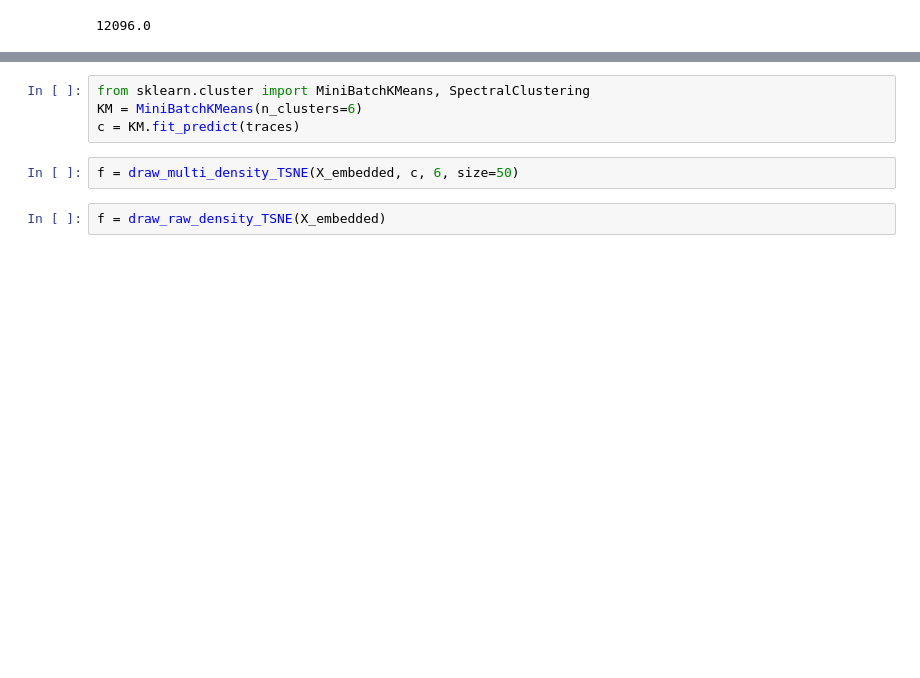
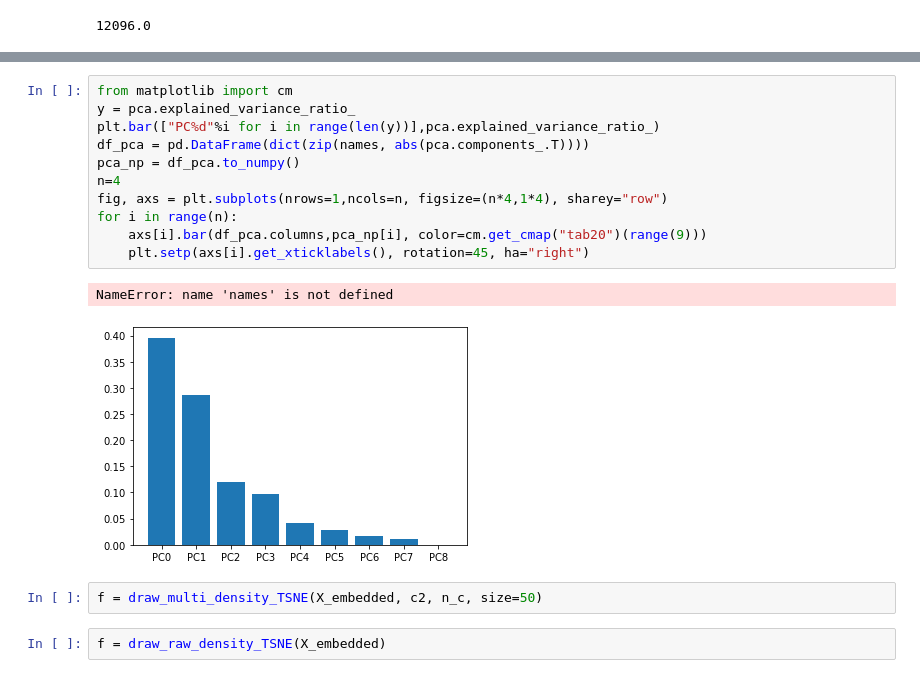
Before and after one commit to UlrikeScherer/Fish-Tracking-Visualization, a Jupyter notebook: Untitled2.ipynb, the cells around one changed output, grey strips where cells are left out. Drawn from its saved outputs; the diff is of its cells as text; blank space fills up the shorter version.

```diff
--- a/Untitled2.ipynb
+++ b/Untitled2.ipynb
@@ -73,9 +101,19 @@ centers = plot_lines_from_locations(X_embedded, nSs, limit=10, radius=3)
 # %%
-from sklearn.cluster import MiniBatchKMeans, SpectralClustering
-KM = MiniBatchKMeans(n_clusters=6)
-c = KM.fit_predict(traces)
+from matplotlib import cm
+y = pca.explained_variance_ratio_
+plt.bar(["PC%d"%i for i in range(len(y))],pca.explained_variance_ratio_)
+df_pca = pd.DataFrame(dict(zip(names, abs(pca.components_.T))))
+pca_np = df_pca.to_numpy()
+n=4
+fig, axs = plt.subplots(nrows=1,ncols=n, figsize=(n*4,1*4), sharey="row")
+for i in range(n):
+    axs[i].bar(df_pca.columns,pca_np[i], color=cm.get_cmap("tab20")(range(9)))
+    plt.setp(axs[i].get_xticklabels(), rotation=45, ha="right")
+# %% [output]
+NameError: name 'names' is not defined
+[figure, added]
 # %%
-f = draw_multi_density_TSNE(X_embedded, c, 6, size=50)
+f = draw_multi_density_TSNE(X_embedded, c2, n_c, size=50)
 # %%
 f = draw_raw_density_TSNE(X_embedded)
 # %%
```
Also changed, not shown: parts of 7 cells of this notebook, 1 other file.
